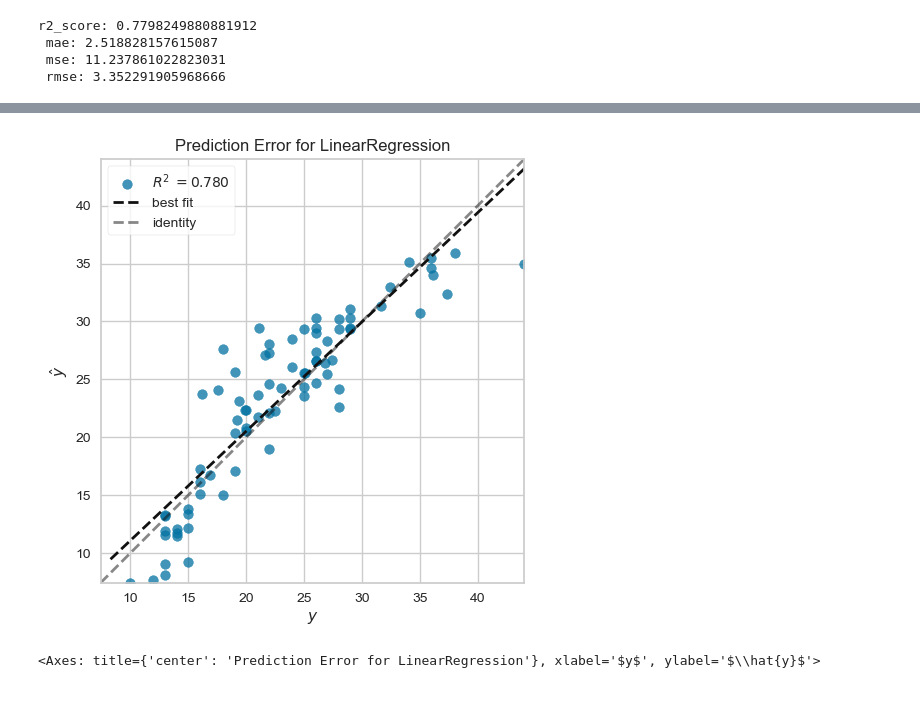
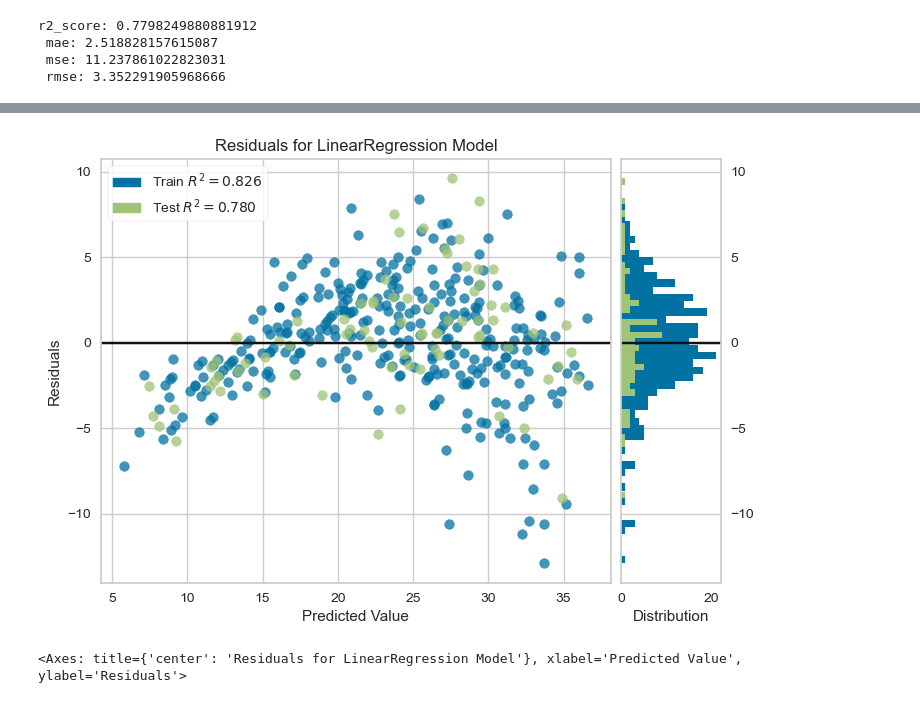
Before and after one commit to kin-yao/udemyy-python, a Jupyter notebook: Linear_Regression.ipynb, the cells around one changed output, grey strips where cells are left out. Cells and saved outputs as stored; diff of their text form; code cells hidden in the pictures.

Commit message:
ResidualPlot

```diff
--- a/Linear_Regression.ipynb
+++ b/Linear_Regression.ipynb
@@ -477,0 +477,10 @@ Successfully installed yellowbrick-1.5
+# %%
+from yellowbrick.regressor import PredictionError
+
+
+visualizer = PredictionError(lm)
+
+visualizer.fit(X_train, y_train)
+visualizer.score(X_test, y_test)
+
+visualizer.show()
@@ -478,13 +490,13 @@ Successfully installed yellowbrick-1.5
 # %%
-from yellowbrick.regressor import PredictionError
+from yellowbrick.regressor import ResidualsPlot
 
 
-visualizer = PredictionError(lm)
+visualizer = ResidualsPlot(lm)
 
 visualizer.fit(X_train, y_train)
 visualizer.score(X_test, y_test)
 
 visualizer.show()
 # %% [output]
-[figure, old version]
+[figure, new version]
-<Axes: title={'center': 'Prediction Error for LinearRegression'}, xlabel='$y$', ylabel='$\\hat{y}$'>
+<Axes: title={'center': 'Residuals for LinearRegression Model'}, xlabel='Predicted Value', ylabel='Residuals'>
```
Also changed, not shown: parts of 5 cells of this notebook.
